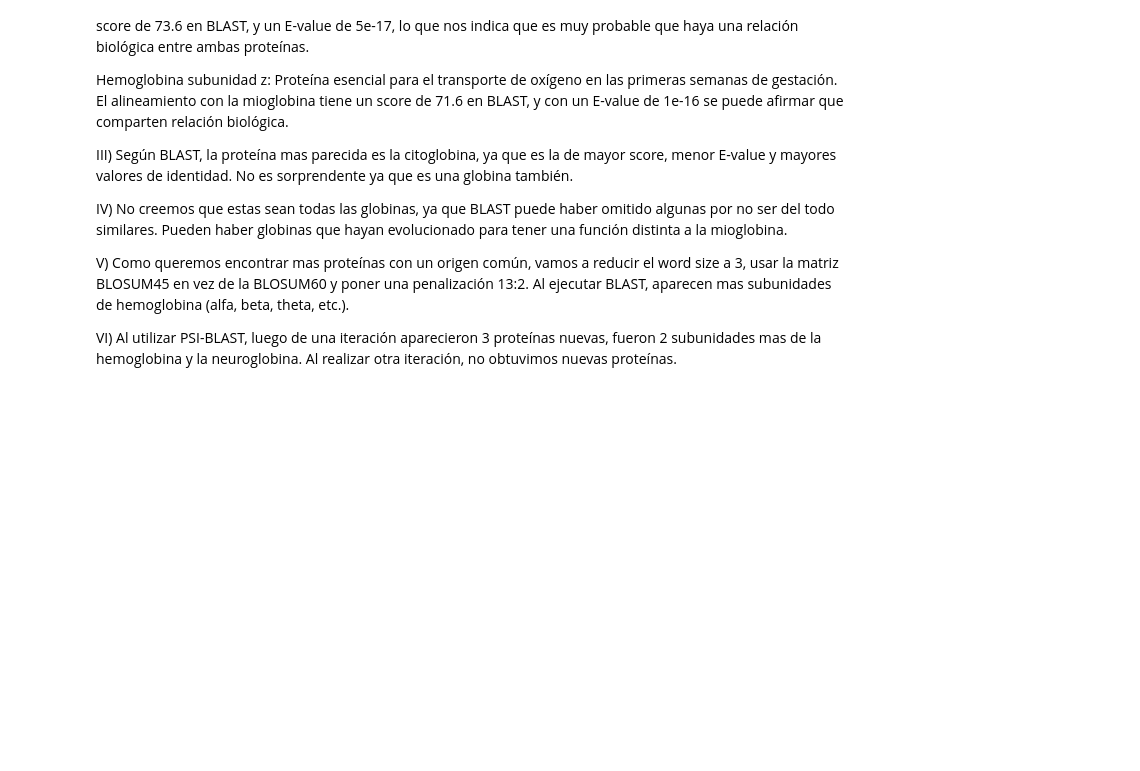
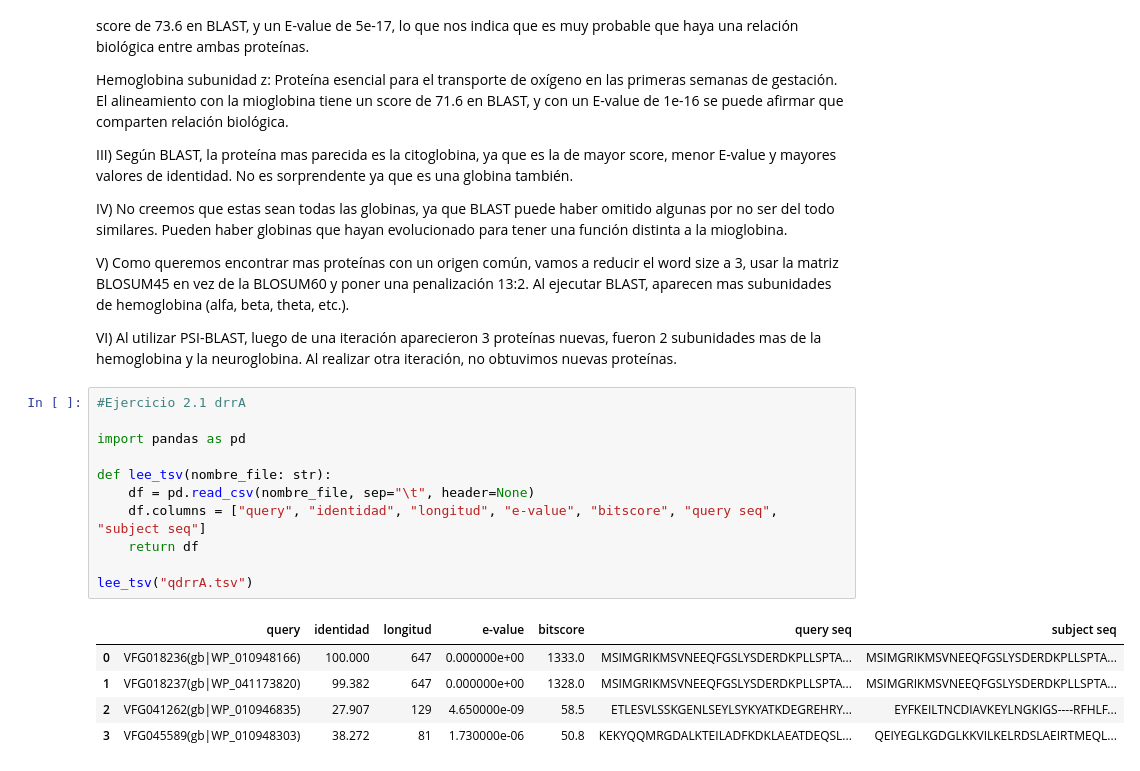
Before and after one commit to pizzanaranja/Bioinformatica, a Jupyter notebook: TP 2/TP 2.ipynb, the cells around one changed output. Drawn from its saved outputs; the diff is of its cells as text; blank space fills up the shorter version.

```diff
--- a/TP 2/TP 2.ipynb
+++ b/TP 2/TP 2.ipynb
@@ -39,3 +39,20 @@ IV) No creemos que estas sean todas las globinas, ya que BLAST puede haber omiti
 V) Como queremos encontrar mas proteínas con un origen común, vamos a reducir el word size a 3, usar la matriz BLOSUM45 en vez de la BLOSUM60 y poner una penalización 13:2. Al ejecutar BLAST, aparecen mas subunidades de hemoglobina (alfa, beta, theta, etc.).
 
 VI) Al utilizar PSI-BLAST, luego de una iteración aparecieron 3 proteínas nuevas, fueron 2 subunidades mas de la hemoglobina y la neuroglobina. Al realizar otra iteración, no obtuvimos nuevas proteínas.
+# %%
+#Ejercicio 2.1 drrA
+
+import pandas as pd
+
+def lee_tsv(nombre_file: str):
+    df = pd.read_csv(nombre_file, sep="\t", header=None)
+    df.columns = ["query", "identidad", "longitud", "e-value", "bitscore", "query seq", "subject seq"]
+    return df
+
+lee_tsv("qdrrA.tsv")
+# %% [output]
+|  | query | identidad | longitud | e-value | bitscore | query seq | subject seq |
+| 0 | VFG018236(gb|WP_010948166) | 100.000 | 647 | 0.000000e+00 | 1333.0 | MSIMGRIKMSVNEEQFGSLYSDERDKPLLSPTA... | MSIMGRIKMSVNEEQFGSLYSDERDKPLLSPTA... |
+| 1 | VFG018237(gb|WP_041173820) | 99.382 | 647 | 0.000000e+00 | 1328.0 | MSIMGRIKMSVNEEQFGSLYSDERDKPLLSPTA... | MSIMGRIKMSVNEEQFGSLYSDERDKPLLSPTA... |
+| 2 | VFG041262(gb|WP_010946835) | 27.907 | 129 | 4.650000e-09 | 58.5 | ETLESVLSSKGENLSEYLSYKYATKDEGREHRY... | EYFKEILTNCDIAVKEYLNGKIGS----RFHLF... |
+| 3 | VFG045589(gb|WP_010948303) | 38.272 | 81 | 1.730000e-06 | 50.8 | KEKYQQMRGDALKTEILADFKDKLAEATDEQSL... | QEIYEGLKGDGLKKVILKELRDSLAEIRTMEQL... |
```
Also changed, not shown: parts of 6 cells of this notebook, 26 other files.
